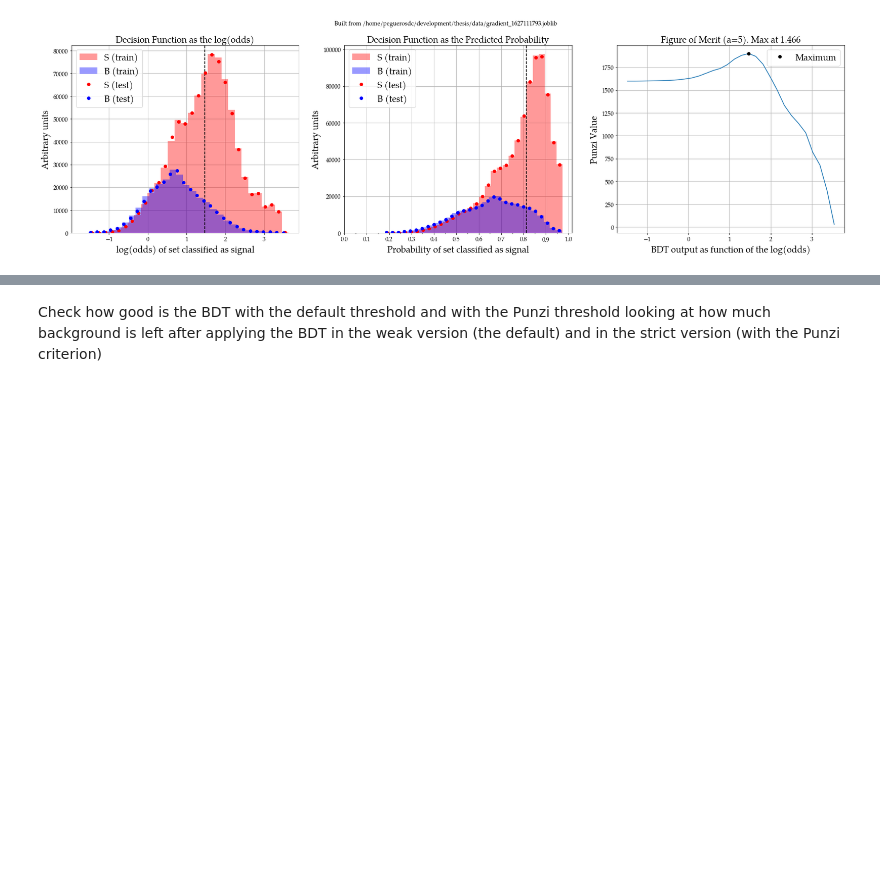
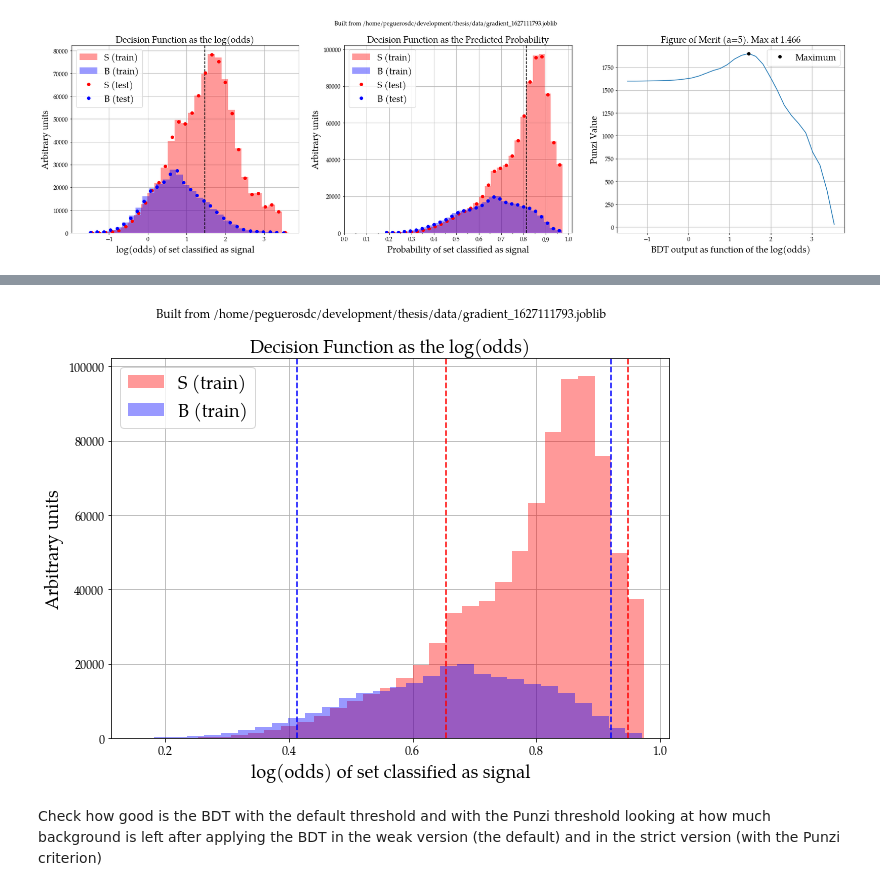
Before and after one commit to peguerosdc/unfolding_benchmark, a Jupyter notebook: tau2pipi0nu_bdt.ipynb, the cells around one changed output, grey strips where cells are left out. Drawn from its saved outputs; the diff is of its cells as text; code cells hidden in the pictures; blank space fills up the shorter version.

```diff
--- a/tau2pipi0nu_bdt.ipynb
+++ b/tau2pipi0nu_bdt.ipynb
@@ -345,3 +346,21 @@ _ = ax_probs.axvline(best_cut_probability, linestyle="--", color="black")
 # %% [output]
 Best Punzi value is 1899.263570647234 at 1.4659092636247288 with probability 0.8124348178431804
 [figure]
+# %%
+def get_function(data):
+    #return model.decision_function(data).ravel()
+    return model.predict_proba(data)[:,1]
+
+data_signal = features_train[(target_train==1)]
+d_signal = get_function(data_signal)
+shist, ssteps = np.histogram(d_signal, bins=nbins, density=False)
+smean = np.mean(d_signal)
+sstdev = np.std(d_signal)
+print(f"SIGNAL:\tmean={smean:.3f}\tstd={sstdev:.3f}\tmean+5sigma = {(smean + 5*sstdev):.3f}")
+
+data_bg = features_train[(target_train==0)]
+d_bg = get_function(data_bg)
+bghist, bgsteps = np.histogram(d_bg, bins=nbins, density=False)
+bgmean = np.mean(d_bg)
+bgstd = np.std(d_bg)
+print(f"BG:\tmean={bgmean:.3f}\tstd={bgstd:.3f}\tmean+5sigma = {(bgmean + 5*bgstd):.3f}")
@@ -347,0 +370,62 @@ Best Punzi value is 1899.263570647234 at 1.4659092636247288 with probability 0.8
+# %%
+# plot output distribution
+fig, axs = plot_utils.get_1x1_im_figure()
+fig.suptitle(f"Built from {config['tree_to_use']}")
+nbins = 30
+
+def get_function(data):
+    return model.predict_proba(data)[:,1]
+
+# Compute the decision function for the training set
+def plot_decision_function(ax, data, is_signal=True, is_train=True):
+    d_signal = get_function(data)
+    color = "r" if is_signal else "b"
+    label = "S" if is_signal else "B"
+    set_type = 'train' if is_train else 'test'
+    return ax.hist(d_signal, label=f"{label} ({set_type})",
+        color=color, alpha=0.4, bins=nbins, histtype='stepfilled', density=False)
+
+ax_decision = axs
+d_signal_hist, d_bins, _ = plot_decision_function(ax_decision, features_train[(target_train==1)], is_signal=True, is_train=True)
+d_noise_hist, _, _ = plot_decision_function(ax_decision, features_train[(target_train==0)], is_signal=False, is_train=True)
+ax_decision.set_title("Decision Function as the log(odds)")
+ax_decision.set_xlabel("log(odds) of set classified as signal")
+ax_decision.set_ylabel("Arbitrary units")
+ax_decision.legend(loc='best')
+
+# limits
+def get_limits(data, hist):
+    total = len(data)
+
+    median = np.mean(data)
+    # get bins to the left and right
+    left_bin = d_bins[d_bins <= median][-1]
+    right_bin = d_bins[d_bins >= median][0]
+    # get bin indices
+    left_i = np.where(d_bins == left_bin)[0][0]
+    right_i = np.where(d_bins == right_bin)[0][0]
+
+    # start "integrating" from the middle to the borders
+    print(f"Starting from {left_bin:.2f}({left_i}) - {right_bin:.2f}({right_i})")
+    target = 90 #%
+    passed = 0
+    while 100*passed/total < target and right_i<len(hist) and left_i>=0:
+        passed = sum(hist[left_i:right_i])
+        left_i -= 1
+        right_i += 1
+    # return result
+    left_bin_result = d_bins[left_i+1]
+    right_result = d_bins[right_i-1]
+    print(f"Taking from {left_bin_result:.3f} to {right_result:.3f}")
+    return left_bin_result, right_result
+
+# limits for background
+left, right = get_limits(d_bg, d_noise_hist)
+_ = ax_decision.axvline(left, linestyle="--", color="blue")
+_ = ax_decision.axvline(right, linestyle="--", color="blue")
+
+# limits for signal
+left, right = get_limits(d_signal, d_signal_hist)
+_ = ax_decision.axvline(left, linestyle="--", color="red")
+_ = ax_decision.axvline(right, linestyle="--", color="red")
+# %% [output]
@@ -348,3 +436,4 @@ Best Punzi value is 1899.263570647234 at 1.4659092636247288 with probability 0.8
+[figure, added]
 # %% [markdown]
 Check how good is the BDT with the default threshold and with the Punzi threshold looking at how much background is left after applying the BDT in the weak version (the default) and in the strict version (with the Punzi criterion)
 # %%
```
Also changed, not shown: parts of 3 cells of this notebook, 12 other files.
